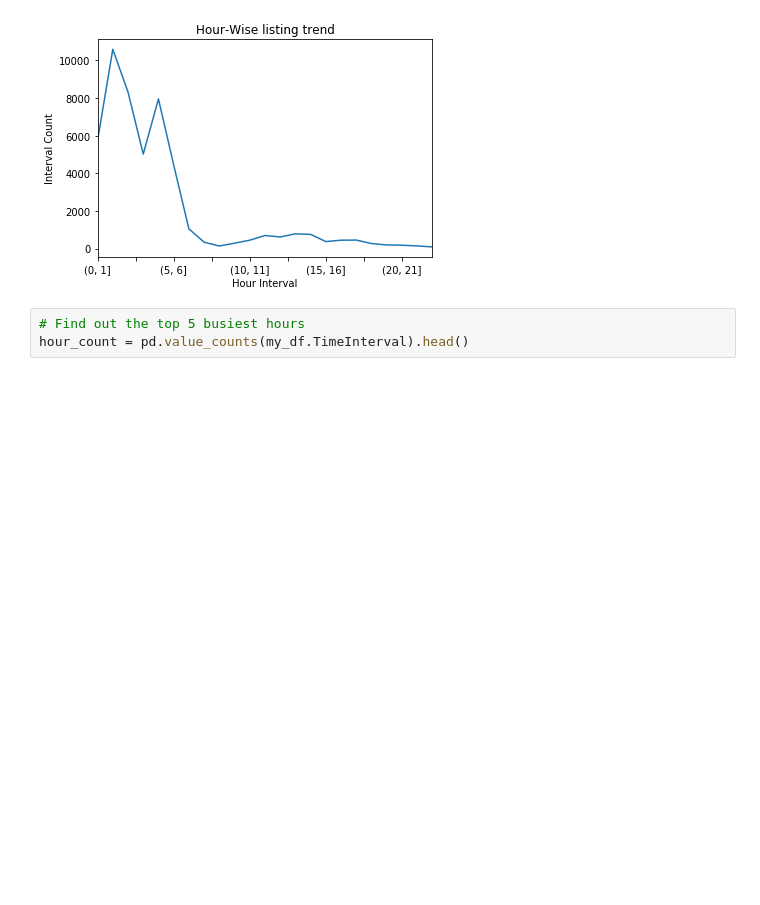
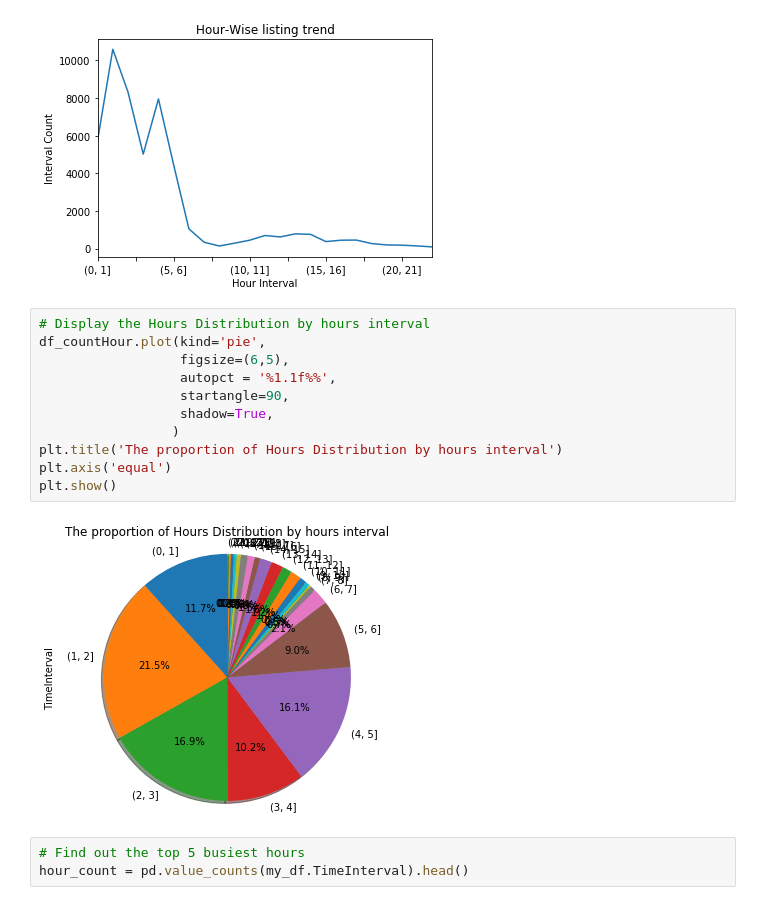
Before and after one commit to MAGKILLER/CMPT459-project, a Jupyter notebook: Milestone1/part1.ipynb, the cells around one changed output. Cells and saved outputs as stored; diff of their text form; blank space fills up the shorter version.

```diff
--- a/Milestone1/part1.ipynb
+++ b/Milestone1/part1.ipynb
@@ -477,6 +477,19 @@ plt.ylabel ('Interval Count')
 plt.show()
 # %% [output]
 [figure]
+# %%
+# Display the Hours Distribution by hours interval
+df_countHour.plot(kind='pie',
+                  figsize=(6,5),
+                  autopct = '%1.1f%%',
+                  startangle=90,
+                  shadow=True,
+                 )
+plt.title('The proportion of Hours Distribution by hours interval')
+plt.axis('equal')
+plt.show()
+# %% [output]
+[figure, added]
 # %%
 # Find out the top 5 busiest hours
 hour_count = pd.value_counts(my_df.TimeInterval).head()
```
Also changed, not shown: parts of 2 cells of this notebook.
